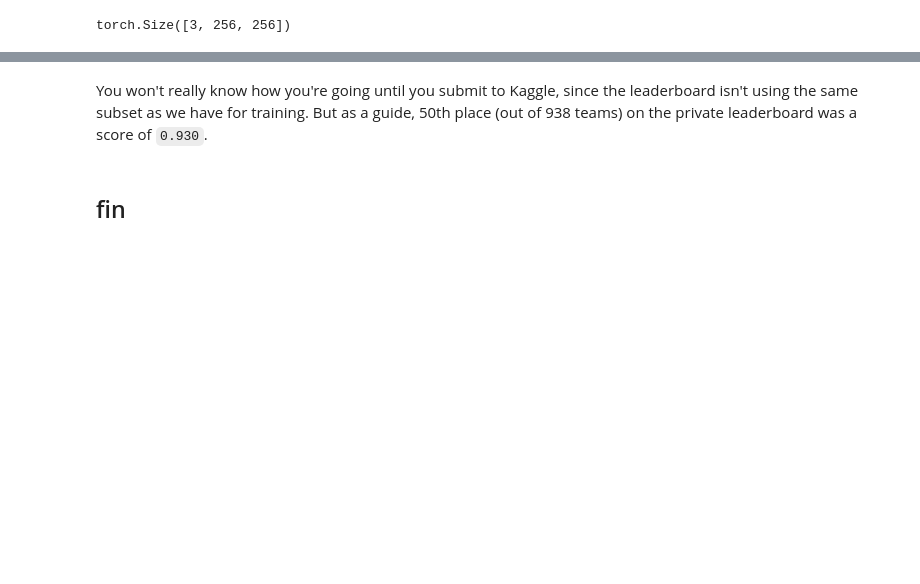
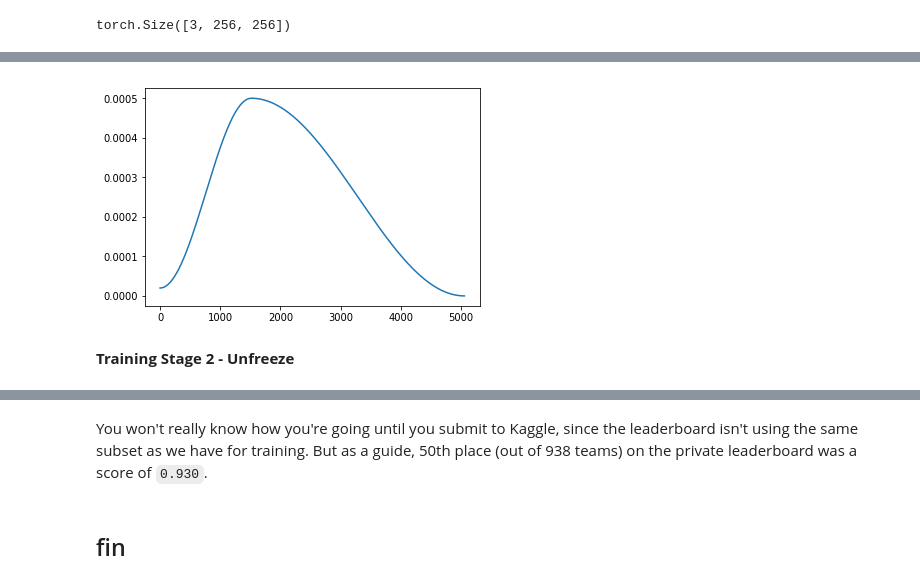
Before and after one commit to cedrickchee/fastai-course-v3, a Jupyter notebook: nbs/dl1/lesson3-planet_20181210.ipynb, the cells around one changed output, grey strips where cells are left out. Saved outputs shown, nothing was run; the diff lists cells and outputs as text; code cells hidden in the pictures; blank space fills up the shorter version.

```diff
--- a/nbs/dl1/lesson3-planet_20181210.ipynb
+++ b/nbs/dl1/lesson3-planet_20181210.ipynb
@@ -238,2 +266,8 @@ learn.save('stage-1-256-rn50')
+# %%
+learn.recorder.plot_lr()
+# %% [output]
+[figure, added]
+# %% [markdown]
+**Training Stage 2 - Unfreeze**
 # %%
 learn.unfreeze()
```
Also changed, not shown: parts of 59 cells of this notebook.
